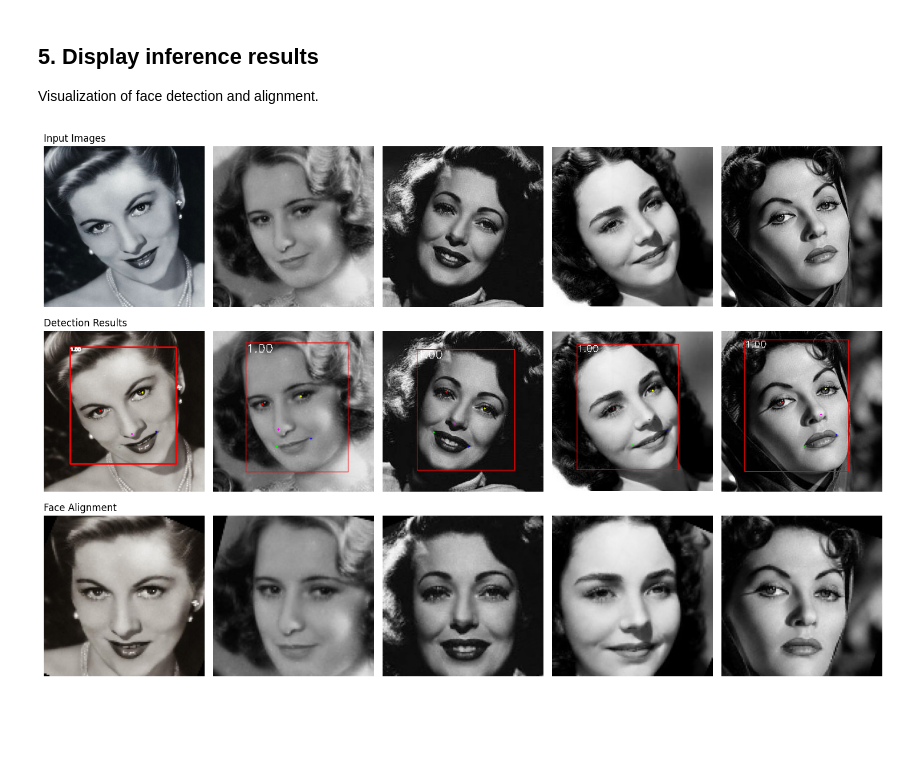
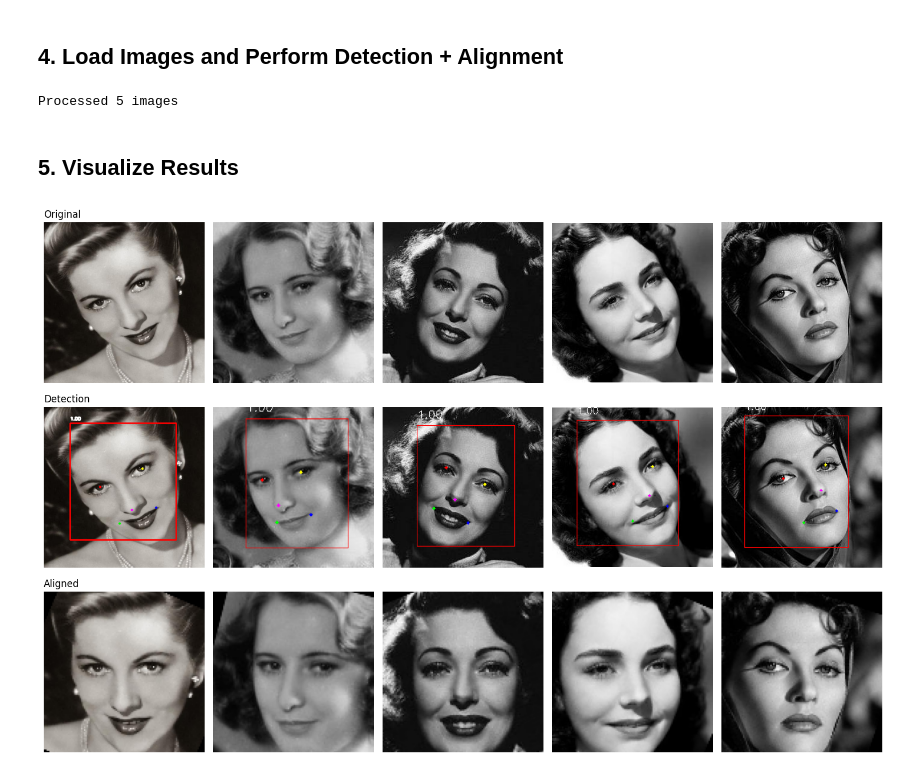
Before and after one commit to yakhyo/uniface, a Jupyter notebook: examples/face_alignment.ipynb, the cells around one changed output. Drawn from its saved outputs; the diff is of its cells as text; code cells hidden in the pictures; blank space fills up the shorter version.

Commit message:
feat: Update jupyter notebooks to match the latest version of UniFace

```diff
--- a/examples/face_alignment.ipynb
+++ b/examples/face_alignment.ipynb
@@ -44,0 +21,5 @@ Load set of input images to perform face detection and alignment, storing the re
+# %%
+detector = RetinaFace(
+    conf_thresh=0.5,
+    nms_thresh=0.4,
+)
@@ -45,5 +28,6 @@ Load set of input images to perform face detection and alignment, storing the re
+# %% [markdown]
+## 4. Load Images and Perform Detection + Alignment
 # %%
-# Paths to the input images
 image_paths = [
     "../assets/test_images/image0.jpg",
     "../assets/test_images/image1.jpg",
@@ -52,66 +36,57 @@ image_paths = [
     "../assets/test_images/image4.jpg",
 ]
 
-# Lists to store detection results and aligned images
+original_images = []
 detection_images = []
 aligned_images = []
-original_images = []
 
-# Process each image
 for image_path in image_paths:
-    # Load the image
-    input_image = cv2.imread(image_path)
-    if input_image is None:
-        print(f"Error: Could not read image from {image_path}")
+    # Load image
+    image = cv2.imread(image_path)
+    if image is None:
+        print(f"Error: Could not read {image_path}")
         continue
 
-    # Perform face detection
-    boxes, landmarks = uniface_inference.detect(input_image)
-
-    if len(landmarks) == 0:
-        print(f"No face detected in {image_path}")
+    # Detect faces
+    faces = detector.detect(image)
+    if not faces:
+        print(f"No faces detected in {image_path}")
         continue
 
-    # Draw detections on the image for visualization
-    bbox_image = input_image.copy()
-    draw_detections(bbox_image, (boxes, landmarks), vis_threshold=0.6)
+    # Draw detections
+    bbox_image = image.copy()
+    bboxes = [f["bbox"] for f in faces]
+    scores = [f["confidence"] for f in faces]
+    landmarks = [f["landmarks"] for f in faces]
+    draw_detections(bbox_image, bboxes, scores, landmarks, vis_threshold=0.6)
 
-    # Align the first detected face
-    landmark_array = landmarks[0]
-    aligned_image, _ = face_alignment(input_image, landmark_array, image_size=112)
+    # Align first detected face (returns aligned image and inverse transform matrix)
+    first_landmarks = np.array(faces[0]["landmarks"])
+    aligned_image, _ = face_alignment(image, first_landmarks, image_size=112)
 
-    # Convert images to RGB format for proper visualization
-    bbox_image = cv2.cvtColor(bbox_image, cv2.COLOR_BGR2RGB)
-    aligned_image = cv2.cvtColor(aligned_image, cv2.COLOR_BGR2RGB)
+    # Convert BGR to RGB for visualization
+    original_images.append(cv2.cvtColor(image, cv2.COLOR_BGR2RGB))
+    detection_images.append(cv2.cvtColor(bbox_image, cv2.COLOR_BGR2RGB))
+    aligned_images.append(cv2.cvtColor(aligned_image, cv2.COLOR_BGR2RGB))
 
-    # Store the processed images for visualization
-    original_images.append(input_image)
-    detection_images.append(bbox_image)
-    aligned_images.append(aligned_image)
+print(f"Processed {len(original_images)} images")
+# %% [output]
+Processed 5 images
-# %% [markdown]
-## 5. Display inference results
-Visualization of face detection and alignment.
+# %% [markdown]
+## 5. Visualize Results
 # %%
-# Plot images in a 2-row layout
-fig, axes = plt.subplots(3, len(image_paths), figsize=(15, 10))
+fig, axes = plt.subplots(3, len(original_images), figsize=(15, 10))
 
-# Titles for each row
-row_titles = ["Input Images", "Detection Results", "Face Alignment"]
+row_titles = ["Original", "Detection", "Aligned"]
 
-# Populate the grid with images
 for row, images in enumerate([original_images, detection_images, aligned_images]):
     for col, img in enumerate(images):
-        # Display each image in the grid
         axes[row, col].imshow(img)
-        axes[row, col].axis("off")  # Remove axes for cleaner visuals
-
-        # Set row title on the first column of each row
+        axes[row, col].axis("off")
         if col == 0:
             axes[row, col].set_title(row_titles[row], fontsize=12, loc="left")
 
-
-# Adjust layout to prevent overlap and display the plot
 plt.tight_layout()
 plt.show()
 # %% [output]
-[figure, old version]
+[figure, new version]
```
Also changed, not shown: parts of 11 cells of this notebook.
